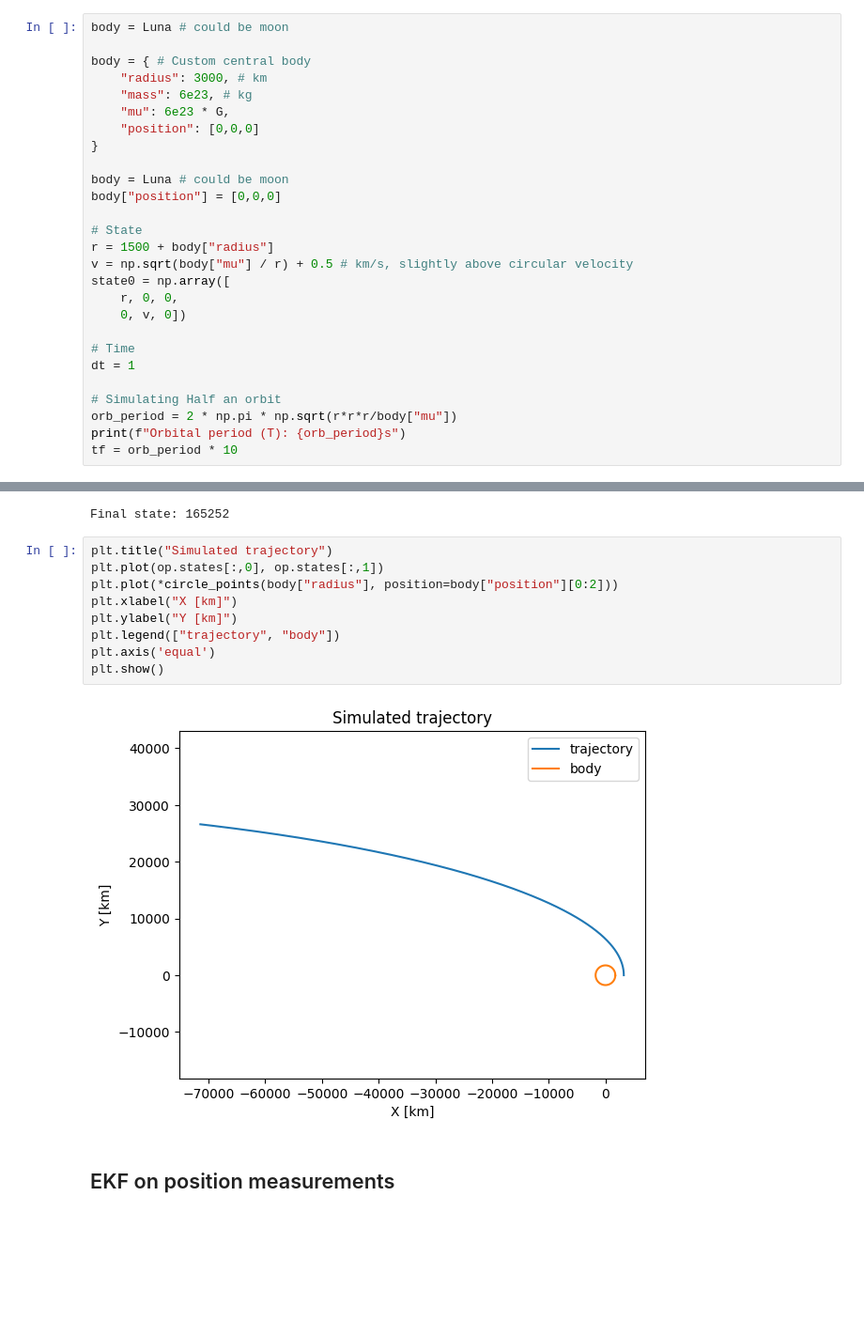
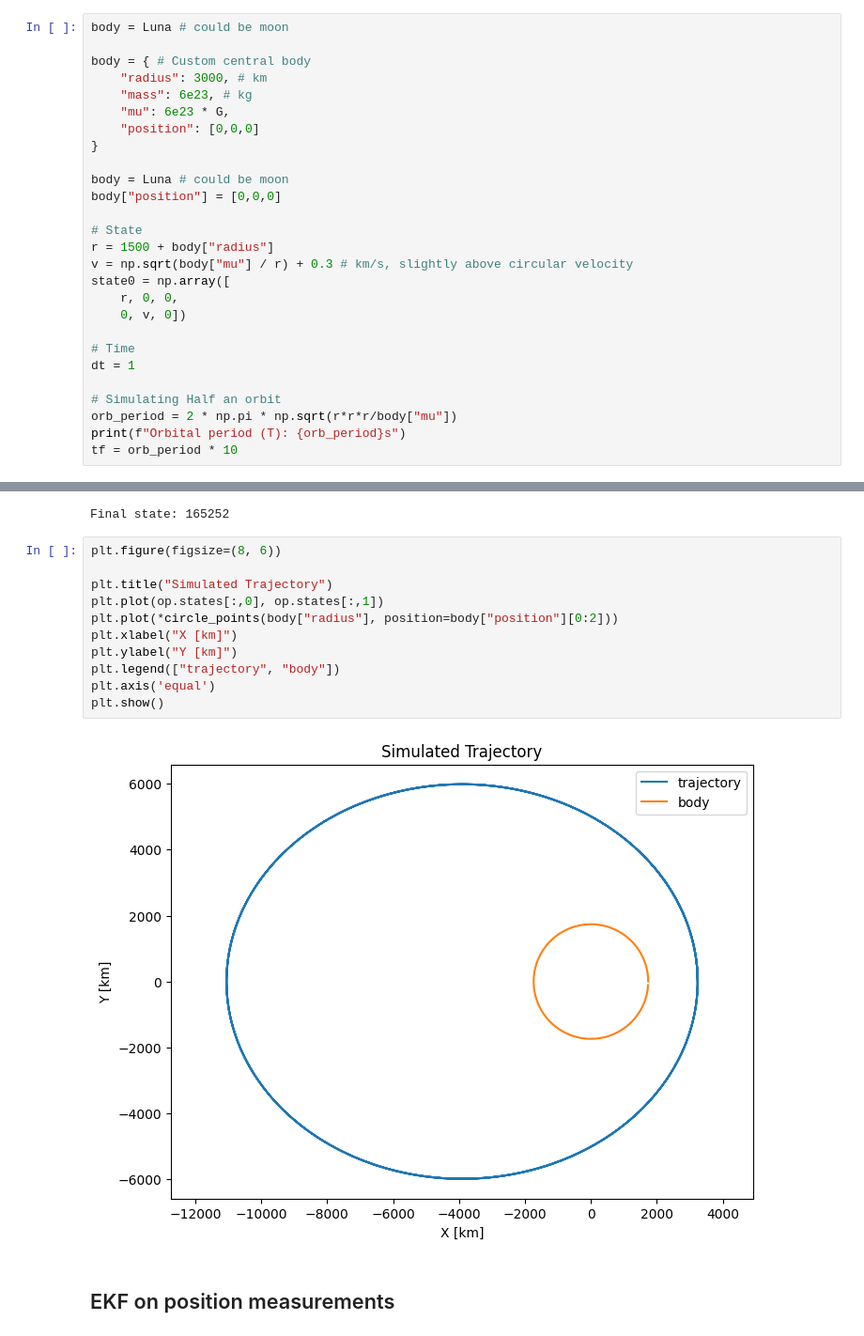
Before and after one commit to colin-skinner/horizon-op-nav, a Jupyter notebook: notebooks/trajectory-test.ipynb, the cells around one changed output, grey strips where cells are left out. Shown at 94% size. Saved outputs shown, nothing was run; the diff lists cells and outputs as text; blank space fills up the shorter version.

```diff
--- a/notebooks/trajectory-test.ipynb
+++ b/notebooks/trajectory-test.ipynb
@@ -38,7 +38,7 @@ body["position"] = [0,0,0]
 
 # State
 r = 1500 + body["radius"]
-v = np.sqrt(body["mu"] / r) + 0.5 # km/s, slightly above circular velocity
+v = np.sqrt(body["mu"] / r) + 0.3 # km/s, slightly above circular velocity
 state0 = np.array([
     r, 0, 0,
     0, v, 0])
@@ -61,16 +61,18 @@ print(f"Final state: {len(op.states)}")
 # %% [output]
 Final state: 165252
 # %%
-plt.title("Simulated trajectory")
+plt.figure(figsize=(8, 6))
+
+plt.title("Simulated Trajectory")
 plt.plot(op.states[:,0], op.states[:,1])
 plt.plot(*circle_points(body["radius"], position=body["position"][0:2]))
 plt.xlabel("X [km]")
 plt.ylabel("Y [km]")
 plt.legend(["trajectory", "body"])
 plt.axis('equal')
 plt.show()
 # %% [output]
-[figure, old version]
+[figure, new version]
 # %% [markdown]
 ## EKF on position measurements
 # %%
```
Also changed, not shown: parts of 2 cells of this notebook, 1 other file.
